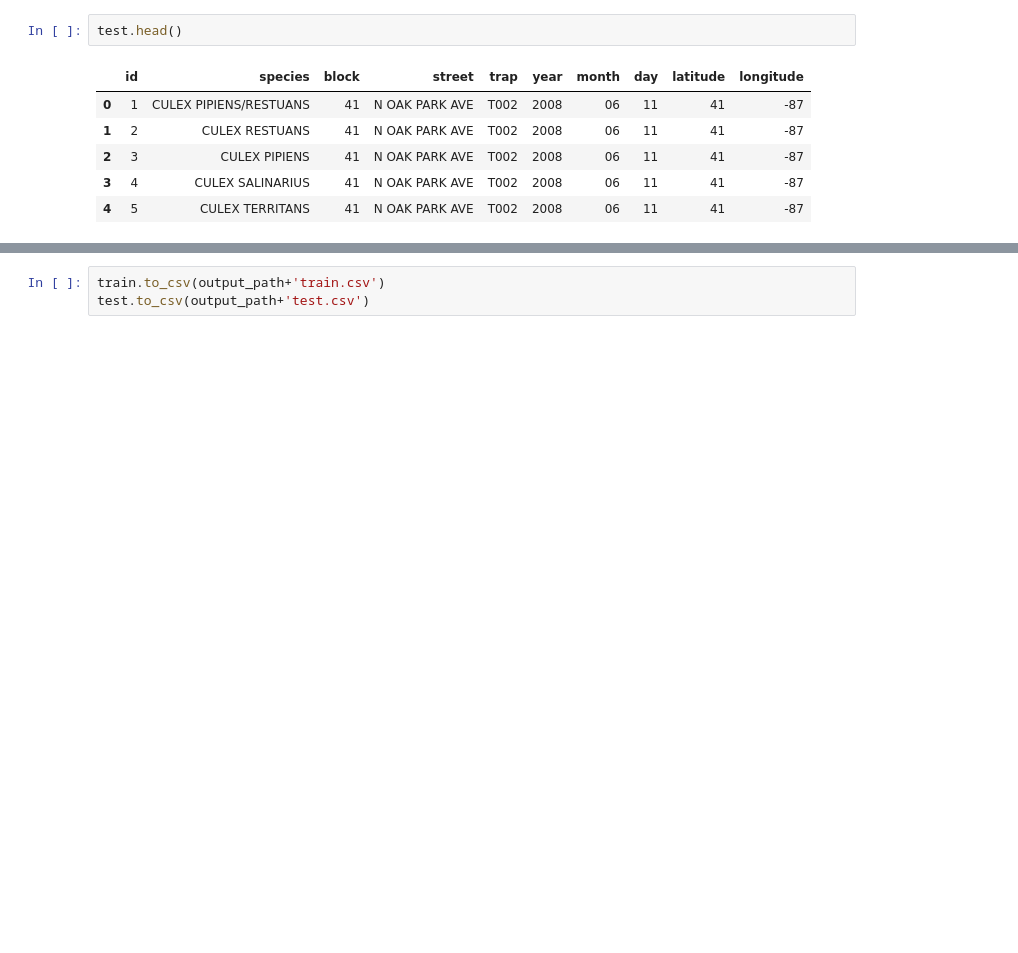
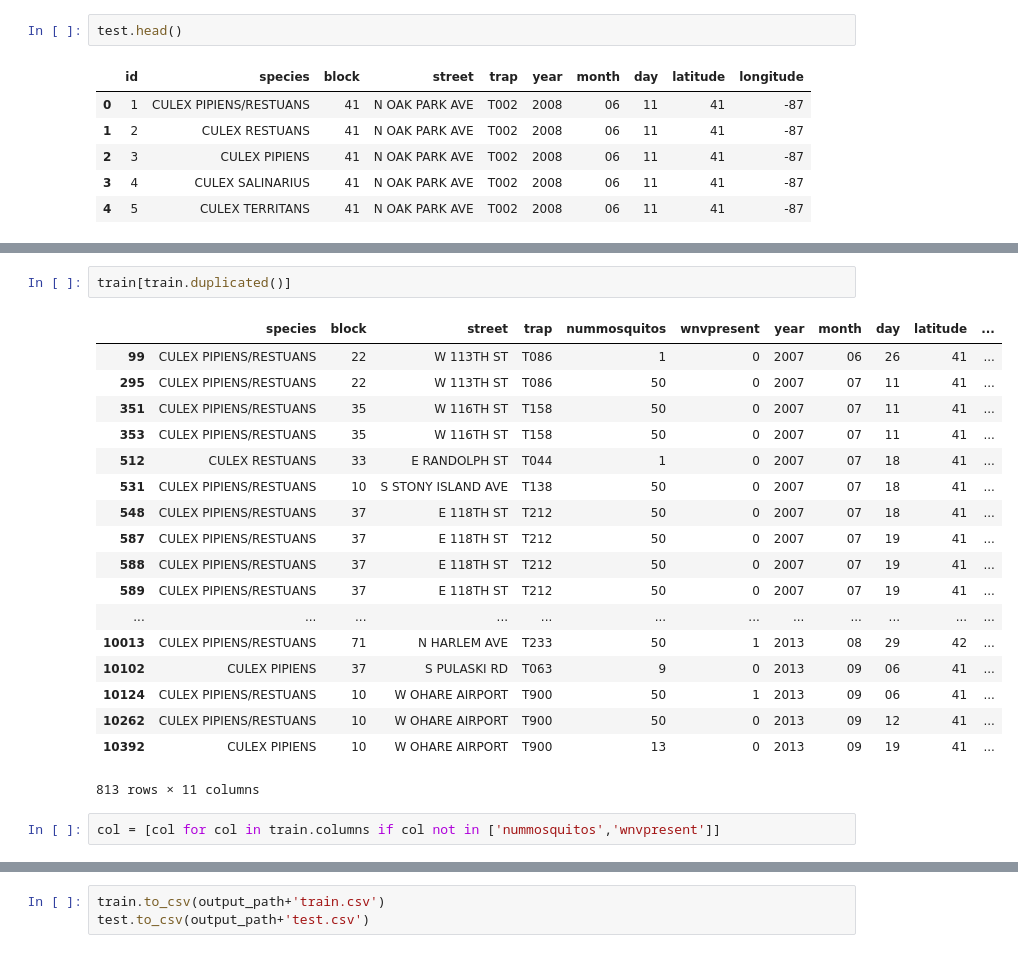
Before and after one commit to cheekeet86/project_4, a Jupyter notebook: code/1_clean_train_test.ipynb, the cells around one changed output, grey strips where cells are left out. Cells and saved outputs as stored; diff of their text form; blank space fills up the shorter version.

```diff
--- a/code/1_clean_train_test.ipynb
+++ b/code/1_clean_train_test.ipynb
@@ -124,0 +150,23 @@ test.head()
+# %%
+train[train.duplicated()]
+# %% [output]
+|  | species | block | street | trap | nummosquitos | wnvpresent | year | month | day | latitude | ... |
+| 99 | CULEX PIPIENS/RESTUANS | 22 | W 113TH ST | T086 | 1 | 0 | 2007 | 06 | 26 | 41 | ... |
+| 295 | CULEX PIPIENS/RESTUANS | 22 | W 113TH ST | T086 | 50 | 0 | 2007 | 07 | 11 | 41 | ... |
+| 351 | CULEX PIPIENS/RESTUANS | 35 | W 116TH ST | T158 | 50 | 0 | 2007 | 07 | 11 | 41 | ... |
+| 353 | CULEX PIPIENS/RESTUANS | 35 | W 116TH ST | T158 | 50 | 0 | 2007 | 07 | 11 | 41 | ... |
+| 512 | CULEX RESTUANS | 33 | E RANDOLPH ST | T044 | 1 | 0 | 2007 | 07 | 18 | 41 | ... |
+| 531 | CULEX PIPIENS/RESTUANS | 10 | S STONY ISLAND AVE | T138 | 50 | 0 | 2007 | 07 | 18 | 41 | ... |
+| 548 | CULEX PIPIENS/RESTUANS | 37 | E 118TH ST | T212 | 50 | 0 | 2007 | 07 | 18 | 41 | ... |
+| 587 | CULEX PIPIENS/RESTUANS | 37 | E 118TH ST | T212 | 50 | 0 | 2007 | 07 | 19 | 41 | ... |
+| 588 | CULEX PIPIENS/RESTUANS | 37 | E 118TH ST | T212 | 50 | 0 | 2007 | 07 | 19 | 41 | ... |
+| 589 | CULEX PIPIENS/RESTUANS | 37 | E 118TH ST | T212 | 50 | 0 | 2007 | 07 | 19 | 41 | ... |
+| ... | ... | ... | ... | ... | ... | ... | ... | ... | ... | ... | ... |
+| 10013 | CULEX PIPIENS/RESTUANS | 71 | N HARLEM AVE | T233 | 50 | 1 | 2013 | 08 | 29 | 42 | ... |
+| 10102 | CULEX PIPIENS | 37 | S PULASKI RD | T063 | 9 | 0 | 2013 | 09 | 06 | 41 | ... |
+| 10124 | CULEX PIPIENS/RESTUANS | 10 | W OHARE AIRPORT | T900 | 50 | 1 | 2013 | 09 | 06 | 41 | ... |
+| 10262 | CULEX PIPIENS/RESTUANS | 10 | W OHARE AIRPORT | T900 | 50 | 0 | 2013 | 09 | 12 | 41 | ... |
+| 10392 | CULEX PIPIENS | 10 | W OHARE AIRPORT | T900 | 13 | 0 | 2013 | 09 | 19 | 41 | ... |
+813 rows × 11 columns
+# %%
+col = [col for col in train.columns if col not in ['nummosquitos','wnvpresent']]
```
Also changed, not shown: parts of 7 cells of this notebook.
